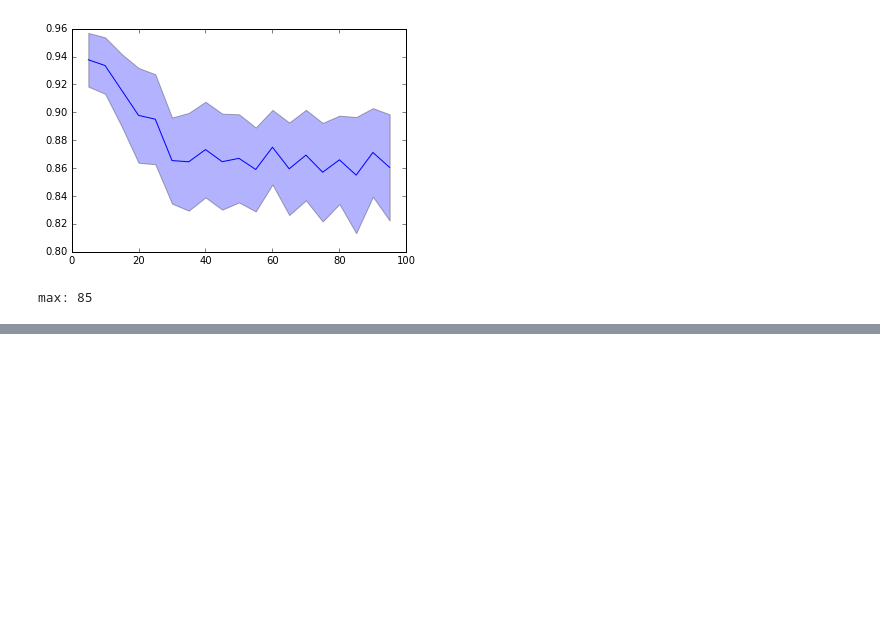
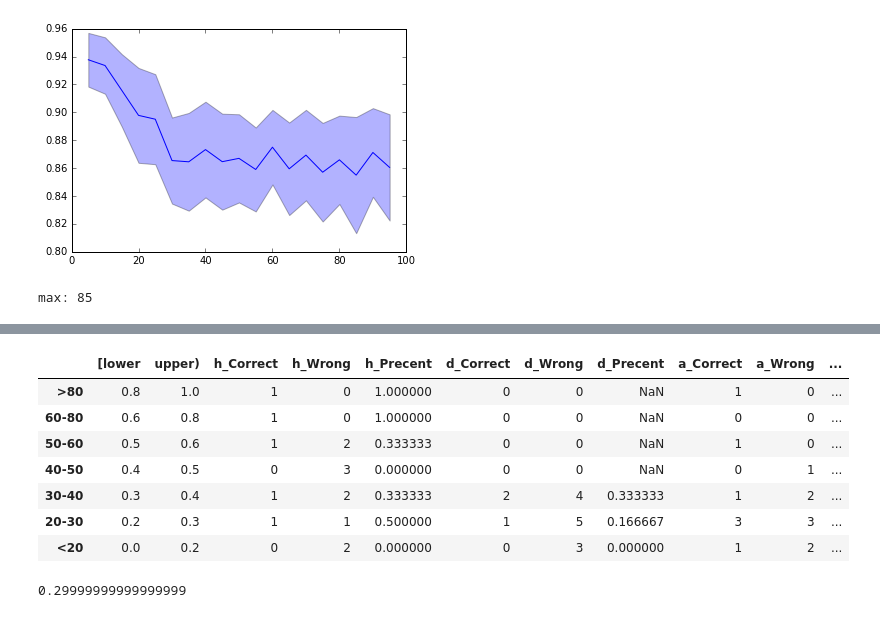
Before and after one commit to yat011/football_prediction, a Jupyter notebook: main-V8(Add other nn).ipynb, the cells around one changed output, grey strips where cells are left out. Cells and saved outputs as stored; diff of their text form; code cells hidden in the pictures; blank space fills up the shorter version.

```diff
--- a/main-V8(Add other nn).ipynb
+++ b/main-V8(Add other nn).ipynb
@@ -1352,0 +1348,2 @@ precisionMatrix(np.vstack(proba_test),np.vstack(proba_y))
+# %%
+sum_proba, sum_y,resultdf= futureTest2([85,85],X_scaled,y,X[:,c.dateColumn],numOfWeek=25,verbose=True)
@@ -1352,0 +1388,15 @@ precisionMatrix(np.vstack(proba_test),np.vstack(proba_y))
+# %%
+precisionMatrix(sum_proba,sum_y)
+# %% [output]
+|  | [lower | upper) | h_Correct | h_Wrong | h_Precent | d_Correct | d_Wrong | d_Precent | a_Correct | a_Wrong | ... |
+| >80 | 0.8 | 1.0 | 1 | 0 | 1.000000 | 0 | 0 | NaN | 1 | 0 | ... |
+| 60-80 | 0.6 | 0.8 | 1 | 0 | 1.000000 | 0 | 0 | NaN | 0 | 0 | ... |
+| 50-60 | 0.5 | 0.6 | 1 | 2 | 0.333333 | 0 | 0 | NaN | 1 | 0 | ... |
+| 40-50 | 0.4 | 0.5 | 0 | 3 | 0.000000 | 0 | 0 | NaN | 0 | 1 | ... |
+| 30-40 | 0.3 | 0.4 | 1 | 2 | 0.333333 | 2 | 4 | 0.333333 | 1 | 2 | ... |
+| 20-30 | 0.2 | 0.3 | 1 | 1 | 0.500000 | 1 | 5 | 0.166667 | 3 | 3 | ... |
+| <20 | 0.0 | 0.2 | 0 | 2 | 0.000000 | 0 | 3 | 0.000000 | 1 | 2 | ... |
+# %%
+firstNScore(1,sum_proba,sum_y)
+# %% [output]
+0.29999999999999999
```
Also changed, not shown: parts of 21 cells of this notebook, 3 other files.
